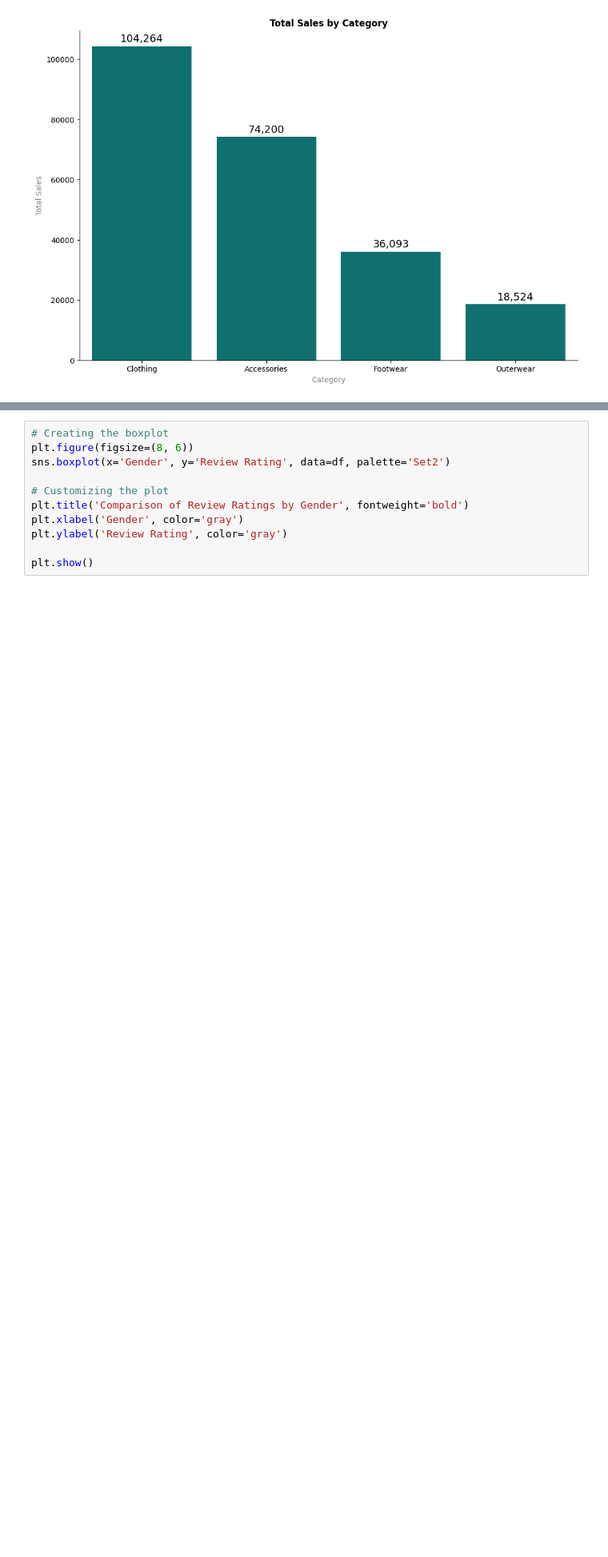
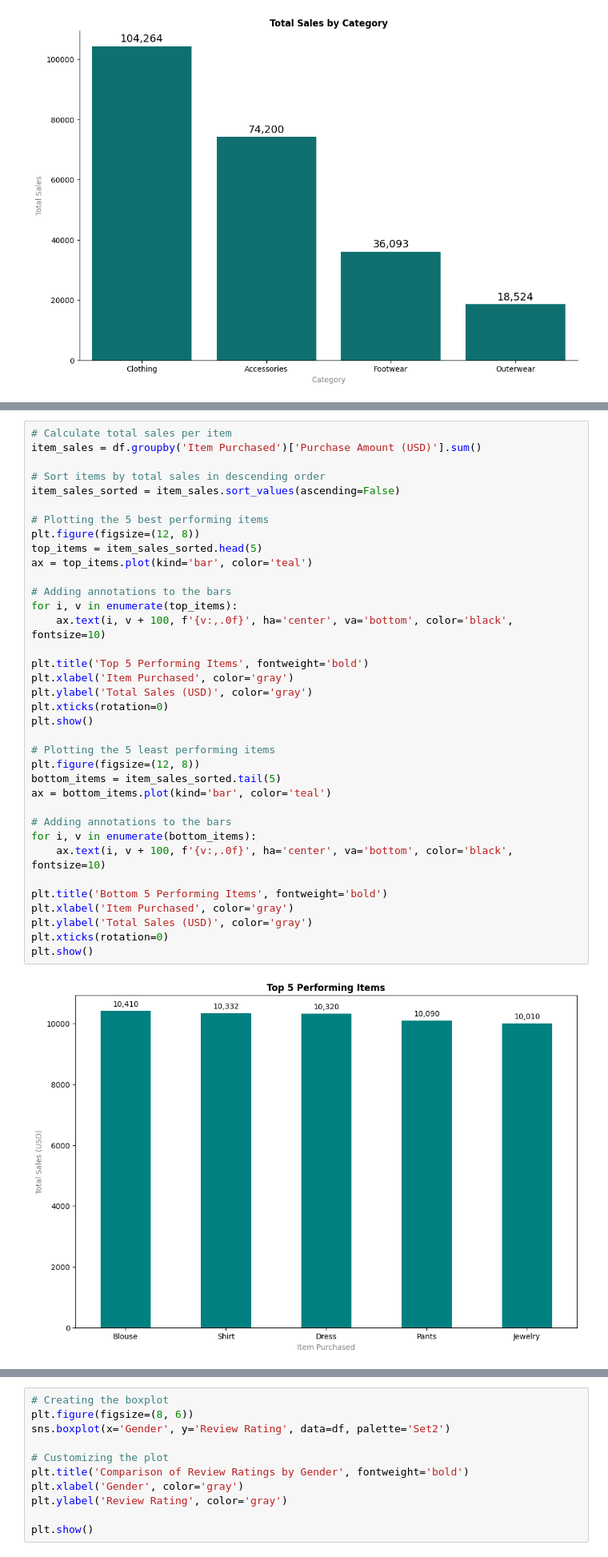
Before and after one commit to Murega14/customer_shopping_trends, a Jupyter notebook: index.ipynb, the cells around one changed output, grey strips where cells are left out. Shown at 80% size. Cells and saved outputs as stored; diff of their text form; blank space fills up the shorter version.

```diff
--- a/index.ipynb
+++ b/index.ipynb
@@ -227,0 +302,38 @@ plt.show()
+# %%
+# Calculate total sales per item
+item_sales = df.groupby('Item Purchased')['Purchase Amount (USD)'].sum()
+
+# Sort items by total sales in descending order
+item_sales_sorted = item_sales.sort_values(ascending=False)
+
+# Plotting the 5 best performing items
+plt.figure(figsize=(12, 8))
+top_items = item_sales_sorted.head(5)
+ax = top_items.plot(kind='bar', color='teal')
+
+# Adding annotations to the bars
+for i, v in enumerate(top_items):
+    ax.text(i, v + 100, f'{v:,.0f}', ha='center', va='bottom', color='black', fontsize=10)
+
+plt.title('Top 5 Performing Items', fontweight='bold')
+plt.xlabel('Item Purchased', color='gray')
+plt.ylabel('Total Sales (USD)', color='gray')
+plt.xticks(rotation=0)
+plt.show()
+
+# Plotting the 5 least performing items
+plt.figure(figsize=(12, 8))
+bottom_items = item_sales_sorted.tail(5)
+ax = bottom_items.plot(kind='bar', color='teal')
+
+# Adding annotations to the bars
+for i, v in enumerate(bottom_items):
+    ax.text(i, v + 100, f'{v:,.0f}', ha='center', va='bottom', color='black', fontsize=10)
+
+plt.title('Bottom 5 Performing Items', fontweight='bold')
+plt.xlabel('Item Purchased', color='gray')
+plt.ylabel('Total Sales (USD)', color='gray')
+plt.xticks(rotation=0)
+plt.show()
+# %% [output]
+[figure, added]
```
Also changed, not shown: parts of 6 cells of this notebook.
